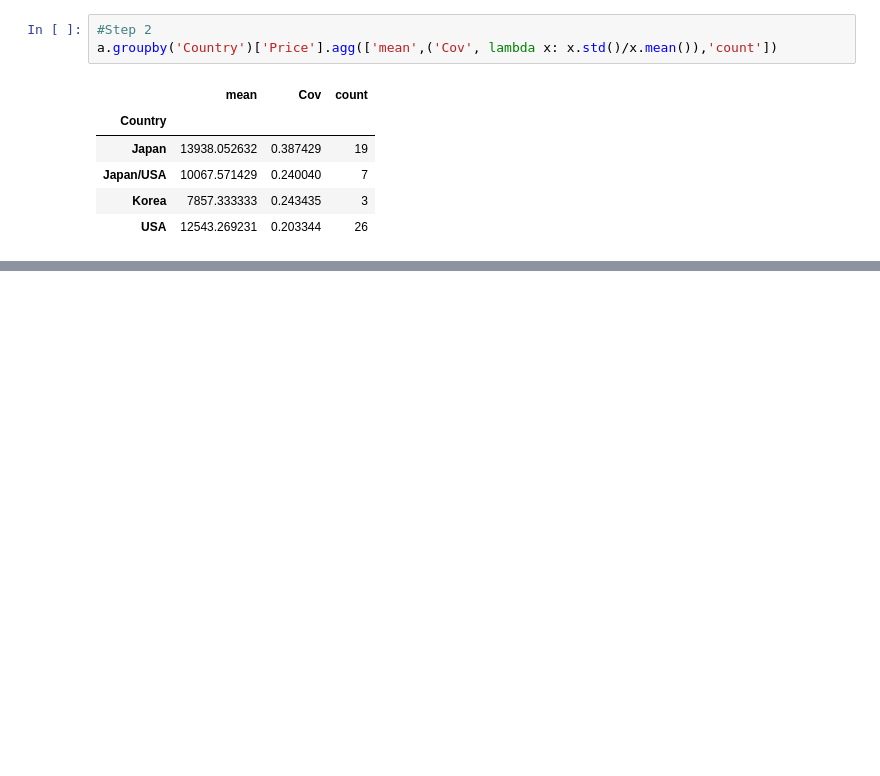
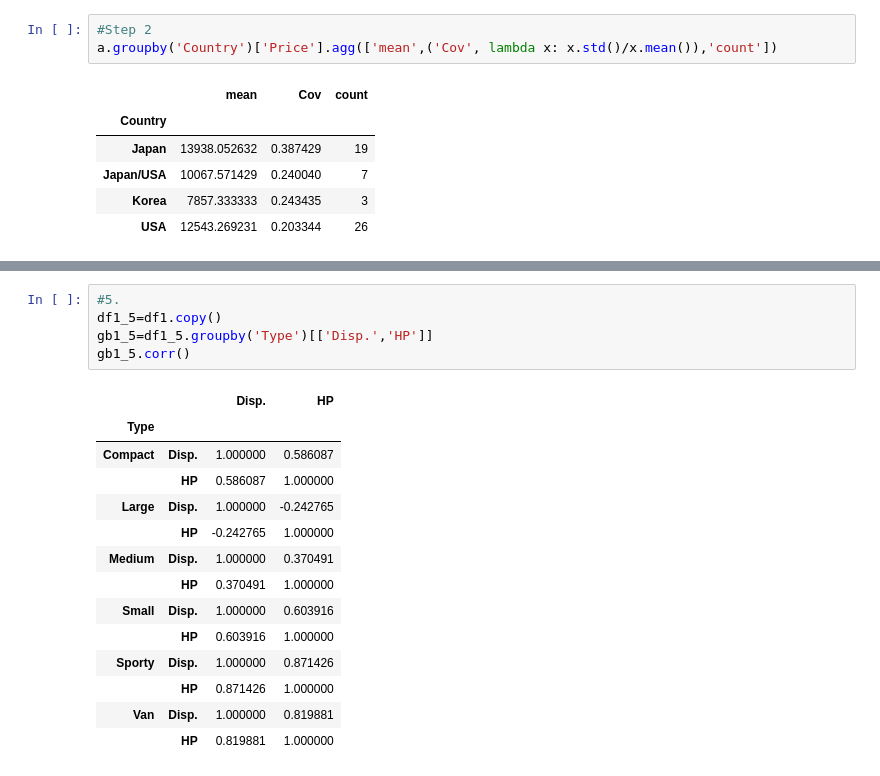
Before and after one commit to Jiex2/Python-Learning---Pandas, a Jupyter notebook: Chapter 4 分组.ipynb, the cells around one changed output, grey strips where cells are left out. Saved outputs shown, nothing was run; the diff lists cells and outputs as text; blank space fills up the shorter version.

```diff
--- a/Chapter 4 分组.ipynb
+++ b/Chapter 4 分组.ipynb
@@ -473,0 +518,20 @@ a.groupby('Country')['Price'].agg(['mean',('Cov', lambda x: x.std()/x.mean()),'c
+# %%
+#5.
+df1_5=df1.copy()
+gb1_5=df1_5.groupby('Type')[['Disp.','HP']]
+gb1_5.corr()
+# %% [output]
+|  |  | Disp. | HP |
+| Type |  |  |  |
+| Compact | Disp. | 1.000000 | 0.586087 |
+|  | HP | 0.586087 | 1.000000 |
+| Large | Disp. | 1.000000 | -0.242765 |
+|  | HP | -0.242765 | 1.000000 |
+| Medium | Disp. | 1.000000 | 0.370491 |
+|  | HP | 0.370491 | 1.000000 |
+| Small | Disp. | 1.000000 | 0.603916 |
+|  | HP | 0.603916 | 1.000000 |
+| Sporty | Disp. | 1.000000 | 0.871426 |
+|  | HP | 0.871426 | 1.000000 |
+| Van | Disp. | 1.000000 | 0.819881 |
+|  | HP | 0.819881 | 1.000000 |
```
Also changed, not shown: parts of 4 cells of this notebook.
